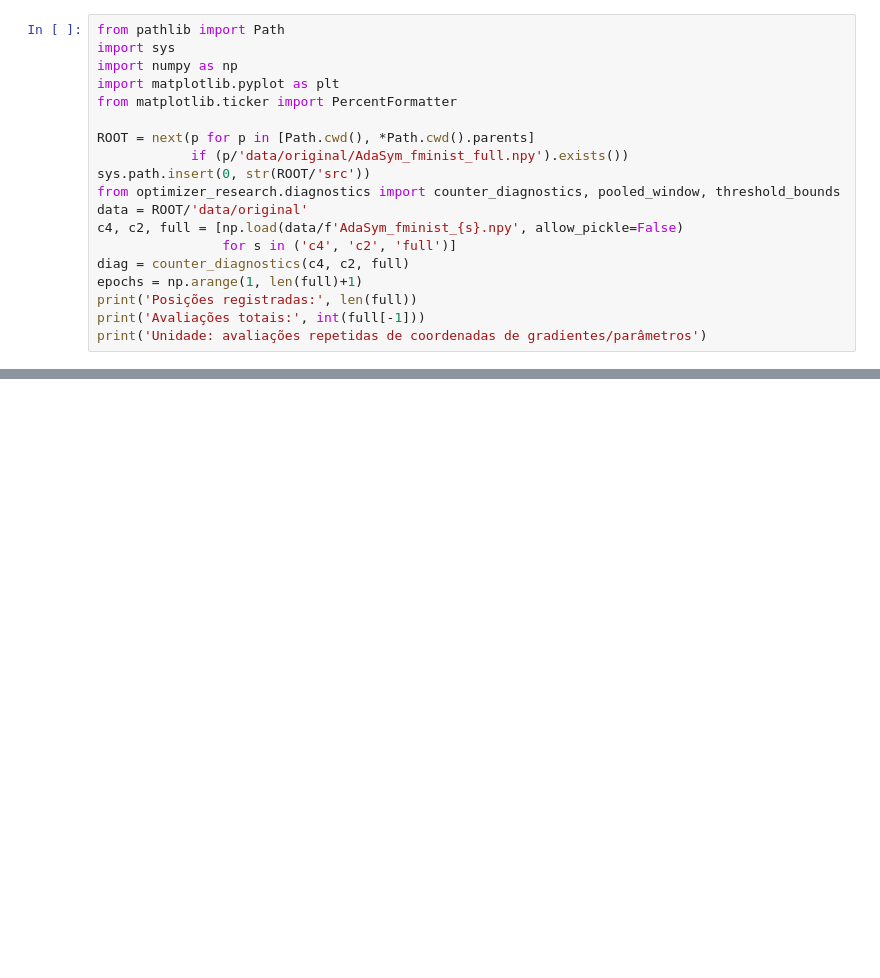
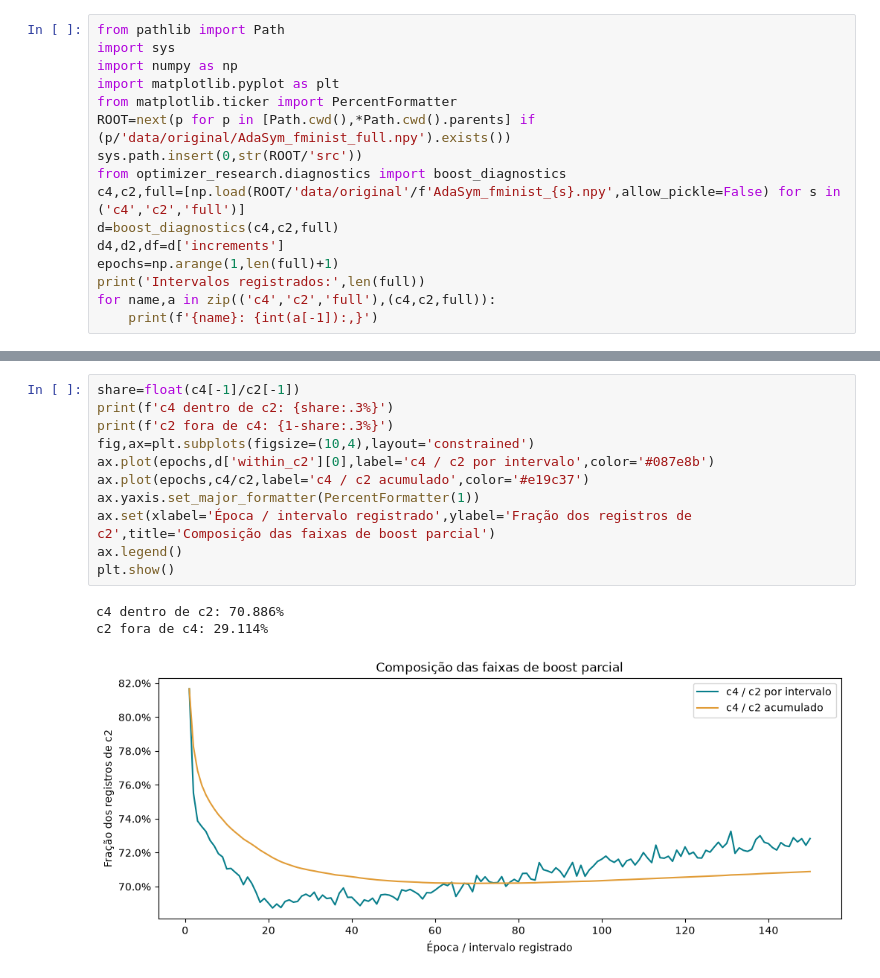
Before and after one commit to ItaloLRC/optimizer-research, a Jupyter notebook: notebooks/threshold-diagnostics.ipynb, the cells around one changed output, grey strips where cells are left out. Saved outputs shown, nothing was run; the diff lists cells and outputs as text; blank space fills up the shorter version.

Commit message:
Refine impersonal presentation and directional boost diagnostics

```diff
--- a/notebooks/threshold-diagnostics.ipynb
+++ b/notebooks/threshold-diagnostics.ipynb
@@ -14,17 +12,14 @@ import sys
 import numpy as np
 import matplotlib.pyplot as plt
 from matplotlib.ticker import PercentFormatter
-
-ROOT = next(p for p in [Path.cwd(), *Path.cwd().parents]
-            if (p/'data/original/AdaSym_fminist_full.npy').exists())
-sys.path.insert(0, str(ROOT/'src'))
-from optimizer_research.diagnostics import counter_diagnostics, pooled_window, threshold_bounds
-data = ROOT/'data/original'
-c4, c2, full = [np.load(data/f'AdaSym_fminist_{s}.npy', allow_pickle=False)
-                for s in ('c4', 'c2', 'full')]
-diag = counter_diagnostics(c4, c2, full)
-epochs = np.arange(1, len(full)+1)
-print('Posições registradas:', len(full))
-print('Avaliações totais:', int(full[-1]))
-print('Unidade: avaliações repetidas de coordenadas de gradientes/parâmetros')
+ROOT=next(p for p in [Path.cwd(),*Path.cwd().parents] if (p/'data/original/AdaSym_fminist_full.npy').exists())
+sys.path.insert(0,str(ROOT/'src'))
+from optimizer_research.diagnostics import boost_diagnostics
+c4,c2,full=[np.load(ROOT/'data/original'/f'AdaSym_fminist_{s}.npy',allow_pickle=False) for s in ('c4','c2','full')]
+d=boost_diagnostics(c4,c2,full)
+d4,d2,df=d['increments']
+epochs=np.arange(1,len(full)+1)
+print('Intervalos registrados:',len(full))
+for name,a in zip(('c4','c2','full'),(c4,c2,full)):
+    print(f'{name}: {int(a[-1]):,}')
 # %% [output]
@@ -158,0 +54,15 @@ O [relatório completo](../results/research/report.md) e os CSVs em `results/res
+# %%
+share=float(c4[-1]/c2[-1])
+print(f'c4 dentro de c2: {share:.3%}')
+print(f'c2 fora de c4: {1-share:.3%}')
+fig,ax=plt.subplots(figsize=(10,4),layout='constrained')
+ax.plot(epochs,d['within_c2'][0],label='c4 / c2 por intervalo',color='#087e8b')
+ax.plot(epochs,c4/c2,label='c4 / c2 acumulado',color='#e19c37')
+ax.yaxis.set_major_formatter(PercentFormatter(1))
+ax.set(xlabel='Época / intervalo registrado',ylabel='Fração dos registros de c2',title='Composição das faixas de boost parcial')
+ax.legend()
+plt.show()
+# %% [output]
+c4 dentro de c2: 70.886%
+c2 fora de c4: 29.114%
+[figure, added]
```
Also changed, not shown: parts of 18 cells of this notebook, 36 other files.
